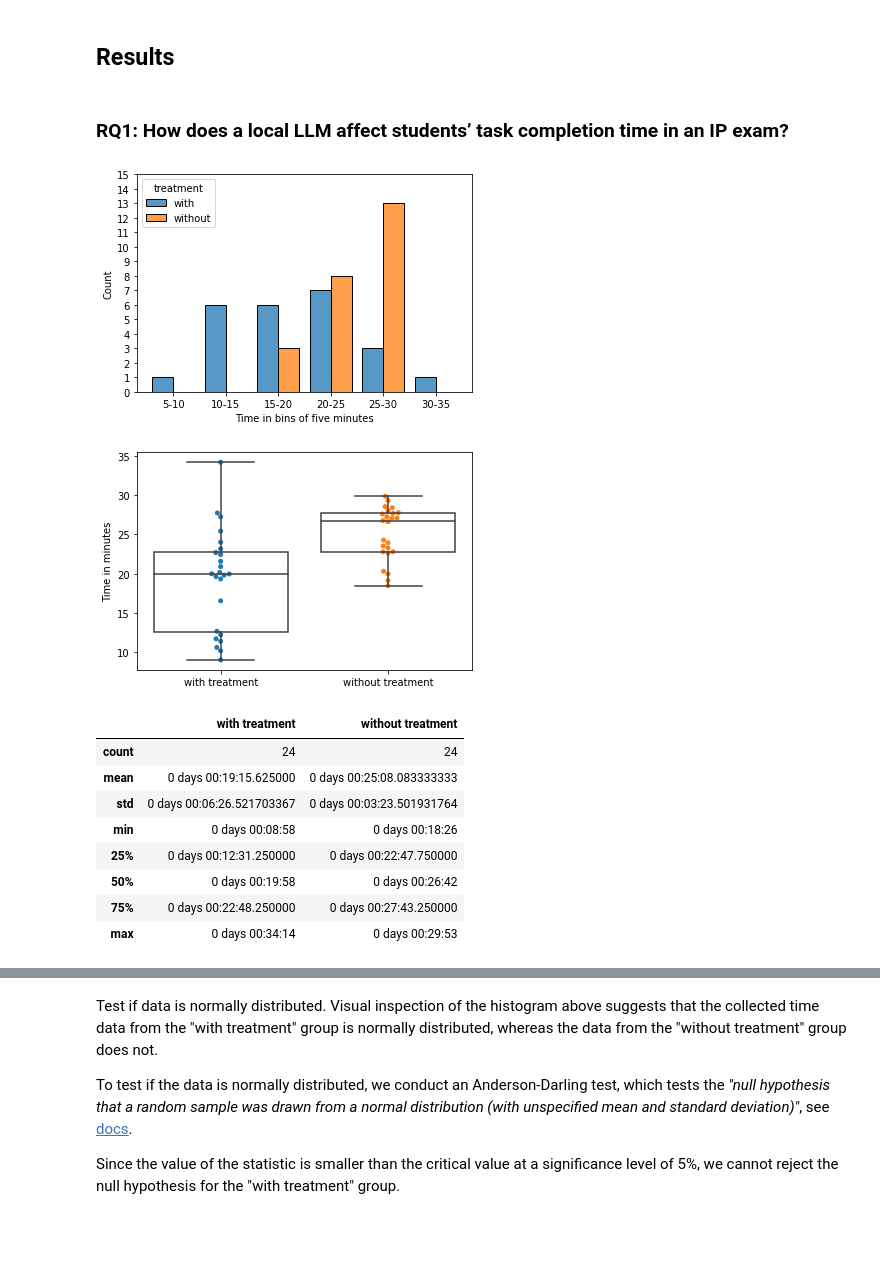
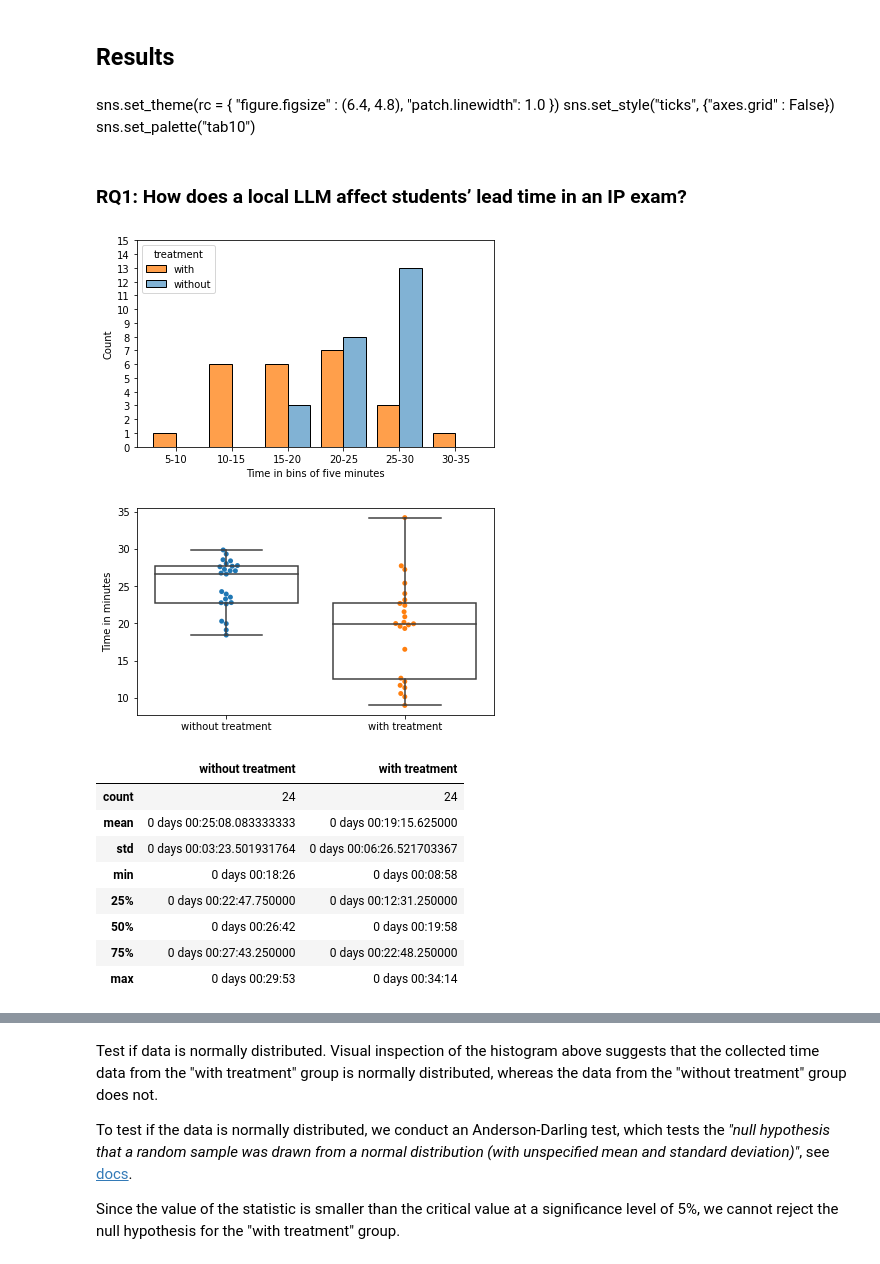
Before and after one commit to HelgeCPH/local_llm_experiment_setup, a Jupyter notebook: Analysis.ipynb, the cells around one changed output, grey strips where cells are left out. Saved outputs shown, nothing was run; the diff lists cells and outputs as text; code cells hidden in the pictures; blank space fills up the shorter version.

```diff
--- a/Analysis.ipynb
+++ b/Analysis.ipynb
@@ -155,6 +155,13 @@ Name: How much experience in years do you have in using an LLM(ChatGPT, CoPilot,
 # %%
 df = pd.read_csv("dataclean.csv")
 df.time = pd.to_timedelta(df.time, unit="s")
+# %% [markdown]
+sns.set_theme(rc = {
+    "figure.figsize" : (6.4, 4.8),
+    "patch.linewidth": 1.0
+})
+sns.set_style("ticks", {"axes.grid" : False})
+sns.set_palette("tab10")
 # %% [markdown]
-###  RQ1: How does a local LLM affect students’ task completion time in an IP exam?
+###  RQ1: How does a local LLM affect students’ lead time in an IP exam?
 # %%
@@ -165,21 +172,23 @@ df.loc[mask, "treatment"] = "without"
 # %%
 df_times = df.groupby(["treatment", "experiment_subject"])["time"].sum().reset_index()
 df_times["time_in_5min_bins"] = df_times.time.dt.seconds // 60 // 5 * 5
 
 bin_groups = sorted(df_times.time_in_5min_bins.unique())
 bin_groups_map = dict(zip(bin_groups, range(len(bin_groups))))
 bin_groups_label_map ={v: f"{k}-{k+5}" for k, v in bin_groups_map.items()}
 
 df_times["bin_group"] = df_times.time_in_5min_bins.apply(lambda el: bin_groups_map[el])
 df_times.sort_values(by="bin_group", inplace=True)
 df_times["bin_labels"] = df_times.bin_group.apply(lambda el: bin_groups_label_map[el])
 
-p = sns.histplot(data=df_times, x="bin_labels", hue="treatment", multiple="dodge", binwidth=5, shrink=.8)
+plt.figure(figsize=(6.4, 3.8))
+p = sns.histplot(data=df_times, x="bin_labels", hue="treatment", multiple="dodge", binwidth=5, shrink=.8,
+                 palette={"with": "#ff7f0e", "without": "#5799c6"}) # "#1f77b4"
 p.set(xlabel="Time in bins of five minutes")
 p.set(yticks=(range(df_times.groupby("time_in_5min_bins").bin_labels.count().max())))
 plt.savefig("images/time_comparison.pdf", bbox_inches="tight")
 # %% [output]
-[figure, old version]
+[figure, new version]
 # %%
 df_time_with_treatment = df[df.llm_support == True].groupby("experiment_subject")["time"].sum().reset_index()
 df_time_with_treatment.drop(columns=["experiment_subject"], inplace=True)
@@ -188,28 +197,29 @@ df_time_wo_treatment = df[df.llm_support == False].groupby("experiment_subject")
 df_time_wo_treatment.drop(columns=["experiment_subject"], inplace=True)
 df_time_wo_treatment["treatment"] = "without treatment"
 
-df_times = pd.concat((df_time_with_treatment, df_time_wo_treatment), axis=0, ignore_index=True)
+df_times = pd.concat((df_time_wo_treatment, df_time_with_treatment), axis=0, ignore_index=True)
 df_times.time = df_times.time.dt.total_seconds() / 60
 
+plt.figure(figsize=(6.4, 3.8))
 p1 = sns.boxplot(data=df_times, x="treatment", y="time", boxprops={"facecolor": "None"})
 p2 = sns.swarmplot(data=df_times, x="treatment", y="time", zorder=.5)
 p1.set(xlabel=None)
 p1.set(ylabel="Time in minutes")
-plt.savefig("images/time_comparison_boxplot.pdf", bbox_inches="tight")
+plt.savefig("images/time_comparison_boxplot.png", bbox_inches="tight")
 # %% [output]
-[figure, old version]
+[figure, new version]
 # %%
 df_time_with_treatment.rename(columns={"time": "with treatment"}, inplace=True)
 df_time_wo_treatment.rename(columns={"time": "without treatment"}, inplace=True)
 df_times = pd.merge(df_time_with_treatment, df_time_wo_treatment, left_index=True, right_index=True)
-df_times.describe()
+df_times[["without treatment", "with treatment"]].describe()
 # %% [output]
-|  | with treatment | without treatment |
+|  | without treatment | with treatment |
 | count | 24 | 24 |
-| mean | 0 days 00:19:15.625000 | 0 days 00:25:08.083333333 |
-| std | 0 days 00:06:26.521703367 | 0 days 00:03:23.501931764 |
-| min | 0 days 00:08:58 | 0 days 00:18:26 |
-| 25% | 0 days 00:12:31.250000 | 0 days 00:22:47.750000 |
-| 50% | 0 days 00:19:58 | 0 days 00:26:42 |
-| 75% | 0 days 00:22:48.250000 | 0 days 00:27:43.250000 |
-| max | 0 days 00:34:14 | 0 days 00:29:53 |
+| mean | 0 days 00:25:08.083333333 | 0 days 00:19:15.625000 |
+| std | 0 days 00:03:23.501931764 | 0 days 00:06:26.521703367 |
+| min | 0 days 00:18:26 | 0 days 00:08:58 |
+| 25% | 0 days 00:22:47.750000 | 0 days 00:12:31.250000 |
+| 50% | 0 days 00:26:42 | 0 days 00:19:58 |
+| 75% | 0 days 00:27:43.250000 | 0 days 00:22:48.250000 |
+| max | 0 days 00:29:53 | 0 days 00:34:14 |
```
Also changed, not shown: parts of 25 cells of this notebook.
